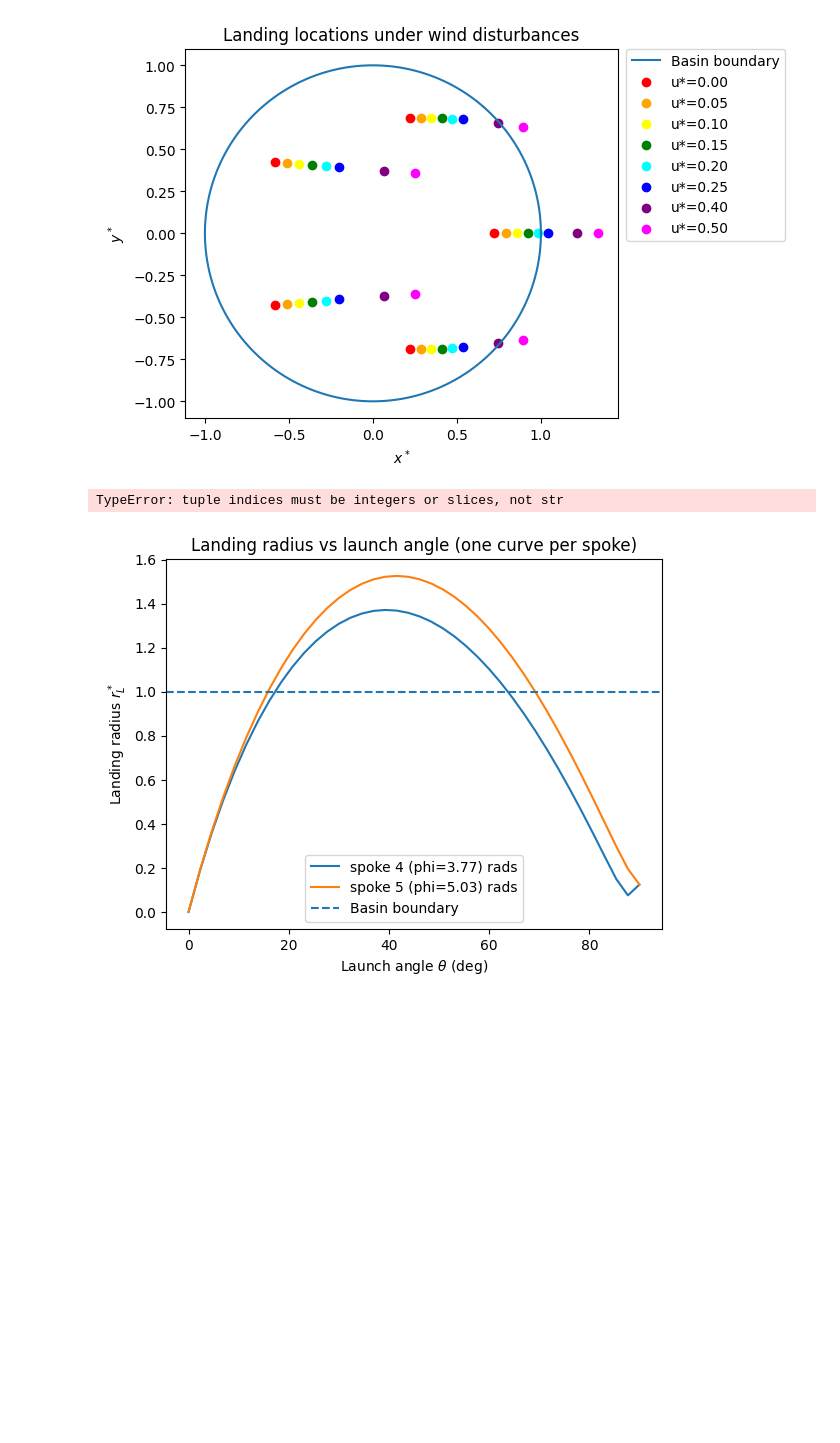
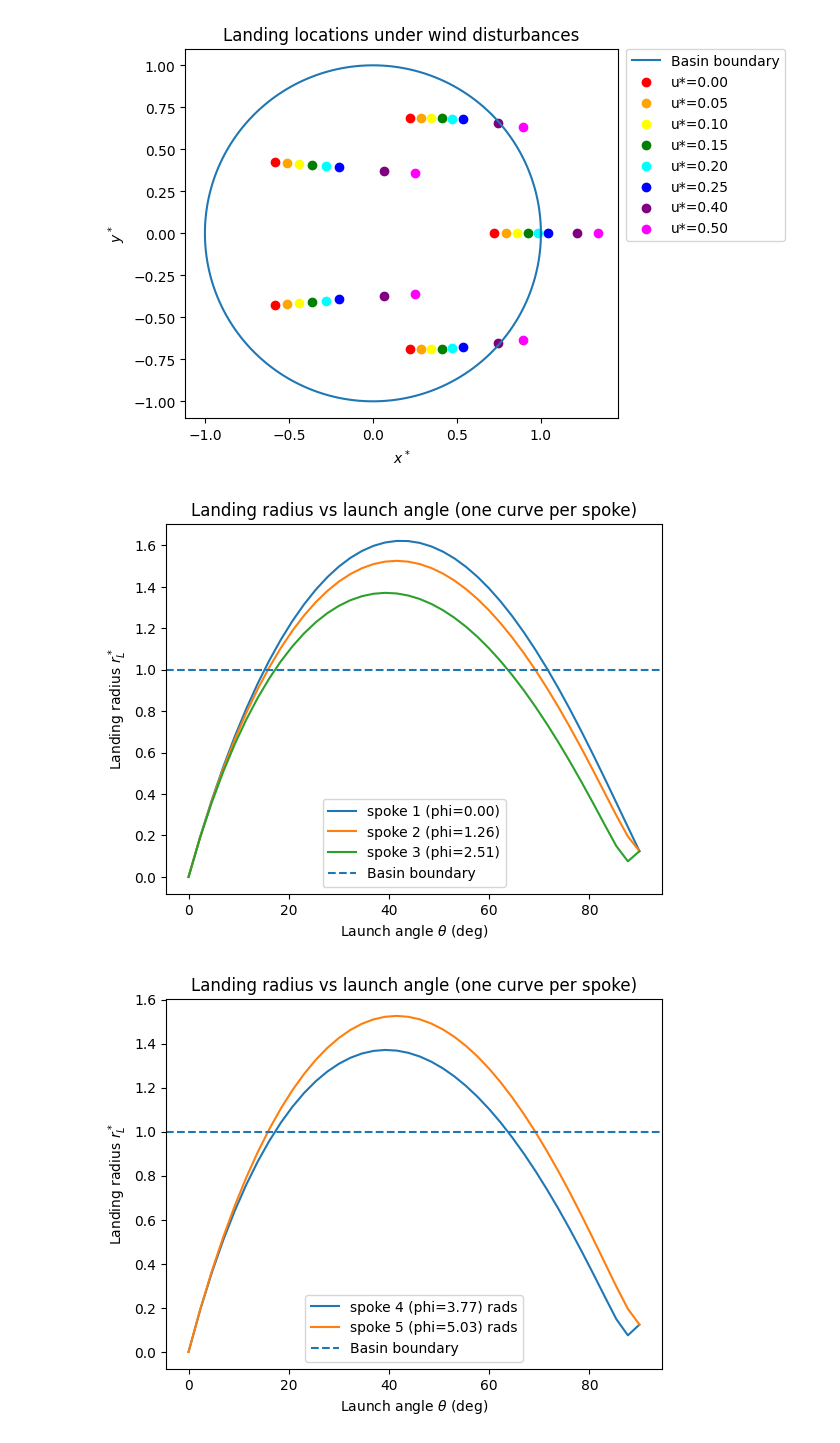
Before and after one commit to pavitra1905/FountainTrajectory, a Jupyter notebook: Pavitra_FT-Copy1-Tia_Edit.ipynb, the cells around one changed output. Drawn from its saved outputs; the diff is of its cells as text; code cells hidden in the pictures; blank space fills up the shorter version.

```diff
--- a/Pavitra_FT-Copy1-Tia_Edit.ipynb
+++ b/Pavitra_FT-Copy1-Tia_Edit.ipynb
@@ -205,30 +205,30 @@ plt.show()
 [figure]
 # %%
 angles = np.deg2rad(np.linspace(0, 90, 40))
-wind_fixed = (0.1, 0.0, 0.0)
+wind_fixed = {"u_star": (0.1, 0.0, 0.0)}
 
 rvals = np.full((len(phi), len(angles)), np.nan)
 
 for j, p in enumerate(phi):
     for i, th in enumerate(angles):
         _, land = simulate(th, p, Gamma, Lambda, wind_fixed)
         if land is not None:
             rvals[j, i] = land["rL"]
 
 plt.figure()
 for j, p in enumerate(phi):
     if j == 3:
         break
     plt.plot(np.rad2deg(angles), rvals[j], label=f"spoke {j+1} (phi={p['phi']:.2f})")
 
 plt.axhline(1.0, linestyle="--", label="Basin boundary")
 plt.xlabel(r"Launch angle $\theta$ (deg)")
 plt.ylabel(r"Landing radius $r_L^*$")
 plt.title("Landing radius vs launch angle (one curve per spoke)")
 plt.legend()
 plt.show()
 # %% [output]
-TypeError: tuple indices must be integers or slices, not str
+[figure, added]
 # %%
 plt.figure()
 for j, p in enumerate(phi):
```
Also changed, not shown: parts of 3 cells of this notebook.
